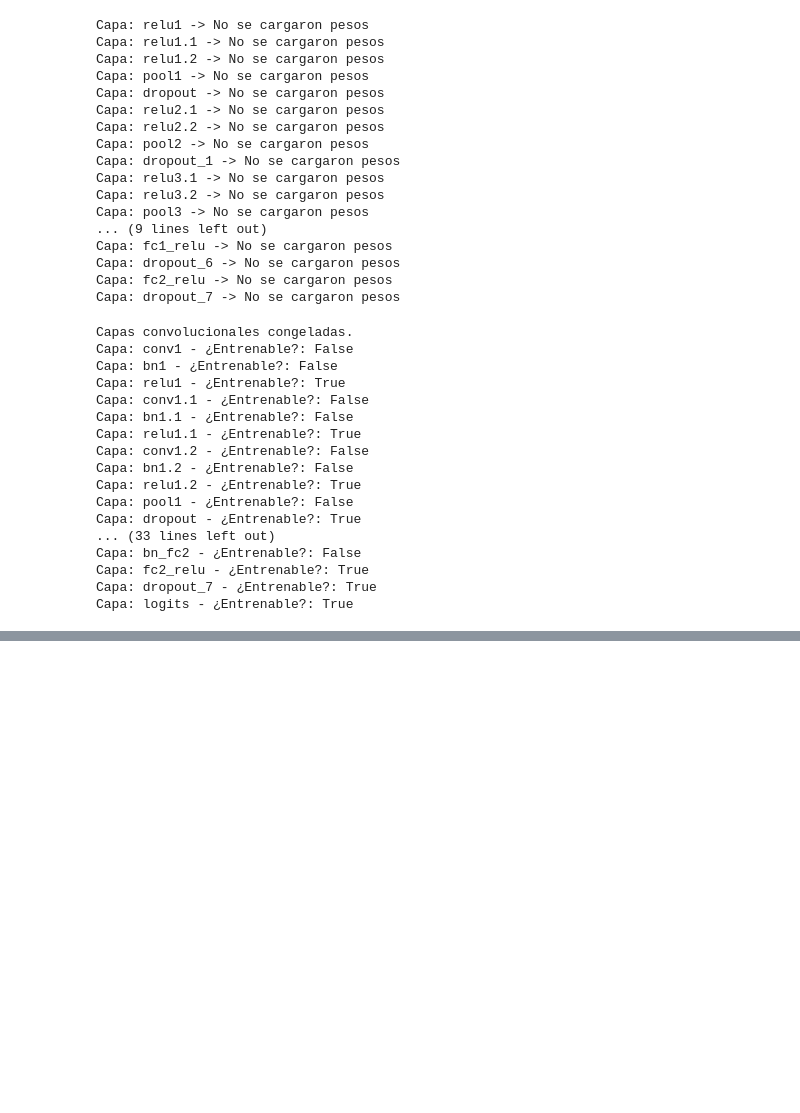
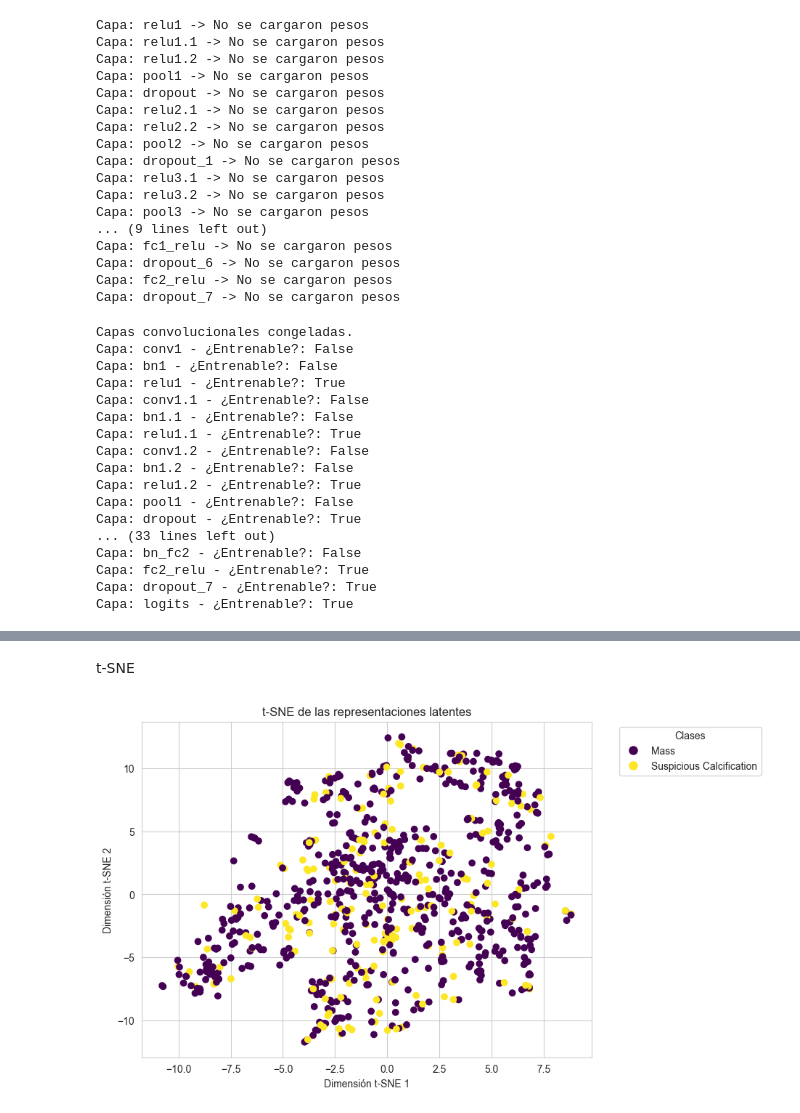
Before and after one commit to Julio-MS/pmm-falp, a Jupyter notebook: Classification/model_1.0.0.35_PCA.ipynb, the cells around one changed output, grey strips where cells are left out. Saved outputs shown, nothing was run; the diff lists cells and outputs as text; code cells hidden in the pictures; blank space fills up the shorter version.

```diff
--- a/Classification/model_1.0.0.35_PCA.ipynb
+++ b/Classification/model_1.0.0.35_PCA.ipynb
@@ -258 +264,35 @@ Varianza explicada por las primeras 10 componentes:
 [figure]
+# %% [markdown]
+t-SNE
+# %%
+import matplotlib.pyplot as plt
+from sklearn.manifold import TSNE
+
+# Aplicar t-SNE a las representaciones latentes (por ejemplo, el espacio después del encoder)
+tsne = TSNE(n_components=2, perplexity=30, max_iter=300)
+tsne_result = tsne.fit_transform(latent_representations)  # Asume que 'latent_representations' es el espacio latente
+
+# Crear el gráfico t-SNE
+plt.figure(figsize=(8, 6))
+
+# Colores personalizados para cada clase
+scatter = plt.scatter(tsne_result[:, 0], tsne_result[:, 1], c=y_train_indices, cmap='viridis')
+
+# Crear una leyenda manualmente
+handles = []
+for i, class_name in enumerate(class_names):
+    handles.append(plt.Line2D([0], [0], marker='o', color='w', label=class_name,
+                              markerfacecolor=scatter.cmap(scatter.norm(i)), markersize=10))
+
+# Añadir la leyenda
+plt.legend(handles=handles, title="Clases", bbox_to_anchor=(1.05, 1), loc='upper left')
+
+# Etiquetas y título
+plt.xlabel('Dimensión t-SNE 1')
+plt.ylabel('Dimensión t-SNE 2')
+plt.title('t-SNE de las representaciones latentes')
+
+# Mostrar gráfico
+plt.show()
+# %% [output]
+[figure, added]
```
Also changed, not shown: parts of 7 cells of this notebook.
